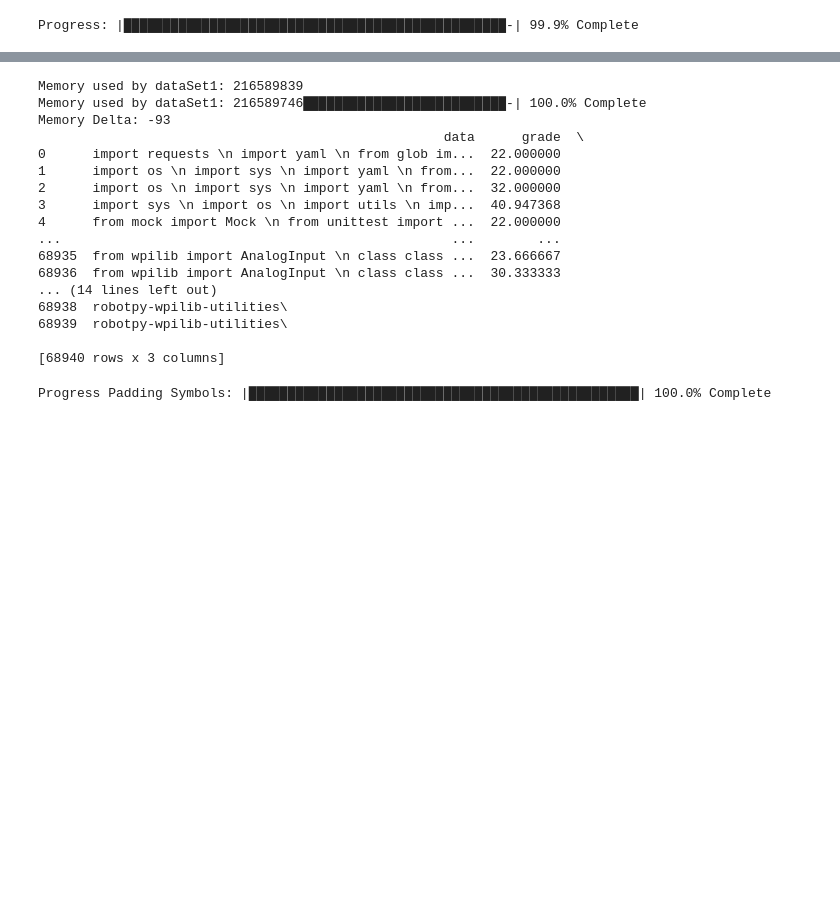
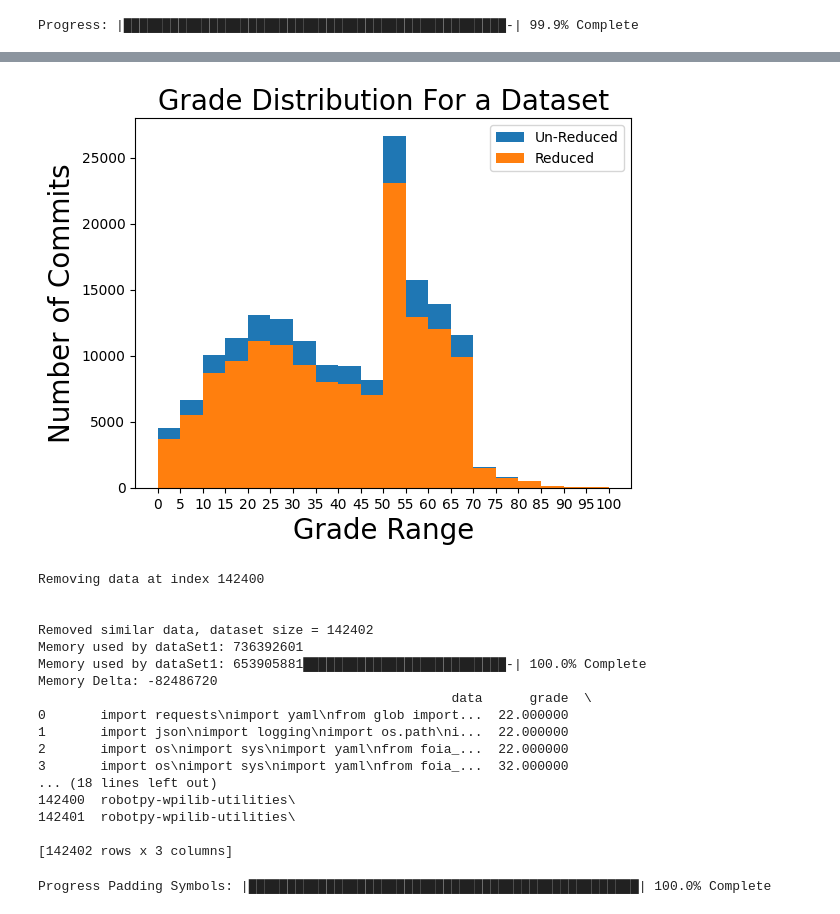
Before and after one commit to alihaider1264/sca-ml, a Jupyter notebook: Jupyter Notebooks/Testing/Python Dataset Testing Notebook.ipynb, the cells around one changed output, grey strips where cells are left out. Saved outputs shown, nothing was run; the diff lists cells and outputs as text; code cells hidden in the pictures; blank space fills up the shorter version.

```diff
--- a/Jupyter Notebooks/Testing/Python Dataset Testing Notebook.ipynb
+++ b/Jupyter Notebooks/Testing/Python Dataset Testing Notebook.ipynb
@@ -498,3 +476,18 @@ Progress: |--------------------------------------------------| 1.2% Complete
+# %%
+#create a copy of the dataset
+dataSet1temp = dataSet1.copy()
+# %%
+#create a chart comparing dataset1 with dataSet1temp
+plt.hist(dataSet1temp['grade'], bins=20, range=(0, 100))
+plt.hist(dataSet1['grade'], bins=20, range=(0, 100))
+plt.legend(['Un-Reduced', 'Reduced'])
+plt.xticks([0, 5, 10, 15, 20, 25, 30, 35, 40, 45, 50, 55, 60, 65, 70, 75, 80, 85, 90, 95, 100])
+plt.title("Grade Distribution For a Dataset", fontsize=20)
+plt.xlabel("Grade Range", fontsize=20)
+plt.ylabel("Number of Commits", fontsize=20)
+plt.show()
+# %% [output]
+[figure, added]
 # %%
 import sys
 import re
@@ -502,7 +495,7 @@ import difflib
 
 dataSet1 = dataSet1.reset_index(drop=True)
 
-dataSetSimilarReduction = False
+dataSetSimilarReduction = True
 dataSetSimilarReductionSizeDiffrenceSkip = 50 #Skip if the difference in size (in characters) is greater than this number, use since diff is slow
 dataSetSimilarReductionRatio = .90 #The ratio of the diff to the last commit message to be considered similar
 dataSetSimilarReductionDisableSlow = False #Disable the slow diff check, use if you are okay with false positives for a much faster check.
@@ -572,21 +565,21 @@ print("Memory Delta: " + str(sys.getsizeof(dataSet1) - memUsage))
 
 print(dataSet1)
 # %% [output]
-Memory used by dataSet1: 216589839
-Memory used by dataSet1: 216589746██████████████████████████-| 100.0% Complete
-Memory Delta: -93
-                                                    data      grade  \
-0      import requests \n import yaml \n from glob im...  22.000000
-1      import os \n import sys \n import yaml \n from...  22.000000
-2      import os \n import sys \n import yaml \n from...  32.000000
-3      import sys \n import os \n import utils \n imp...  40.947368
-4      from mock import Mock \n from unittest import ...  22.000000
-...                                                  ...        ...
-68935  from wpilib import AnalogInput \n class class ...  23.666667
-68936  from wpilib import AnalogInput \n class class ...  30.333333
-... (14 lines left out)
-68938  robotpy-wpilib-utilities\
-68939  robotpy-wpilib-utilities\
+Removing data at index 142400
 
-[68940 rows x 3 columns]
+
+Removed similar data, dataset size = 142402
+Memory used by dataSet1: 736392601
+Memory used by dataSet1: 653905881██████████████████████████-| 100.0% Complete
+Memory Delta: -82486720
+                                                     data      grade  \
+0       import requests\nimport yaml\nfrom glob import...  22.000000
+1       import json\nimport logging\nimport os.path\ni...  22.000000
+2       import os\nimport sys\nimport yaml\nfrom foia_...  22.000000
+3       import os\nimport sys\nimport yaml\nfrom foia_...  32.000000
+... (18 lines left out)
+142400  robotpy-wpilib-utilities\
+142401  robotpy-wpilib-utilities\
+
+[142402 rows x 3 columns]
 # %%
```
Also changed, not shown: parts of 16 cells of this notebook, 1 other file.
